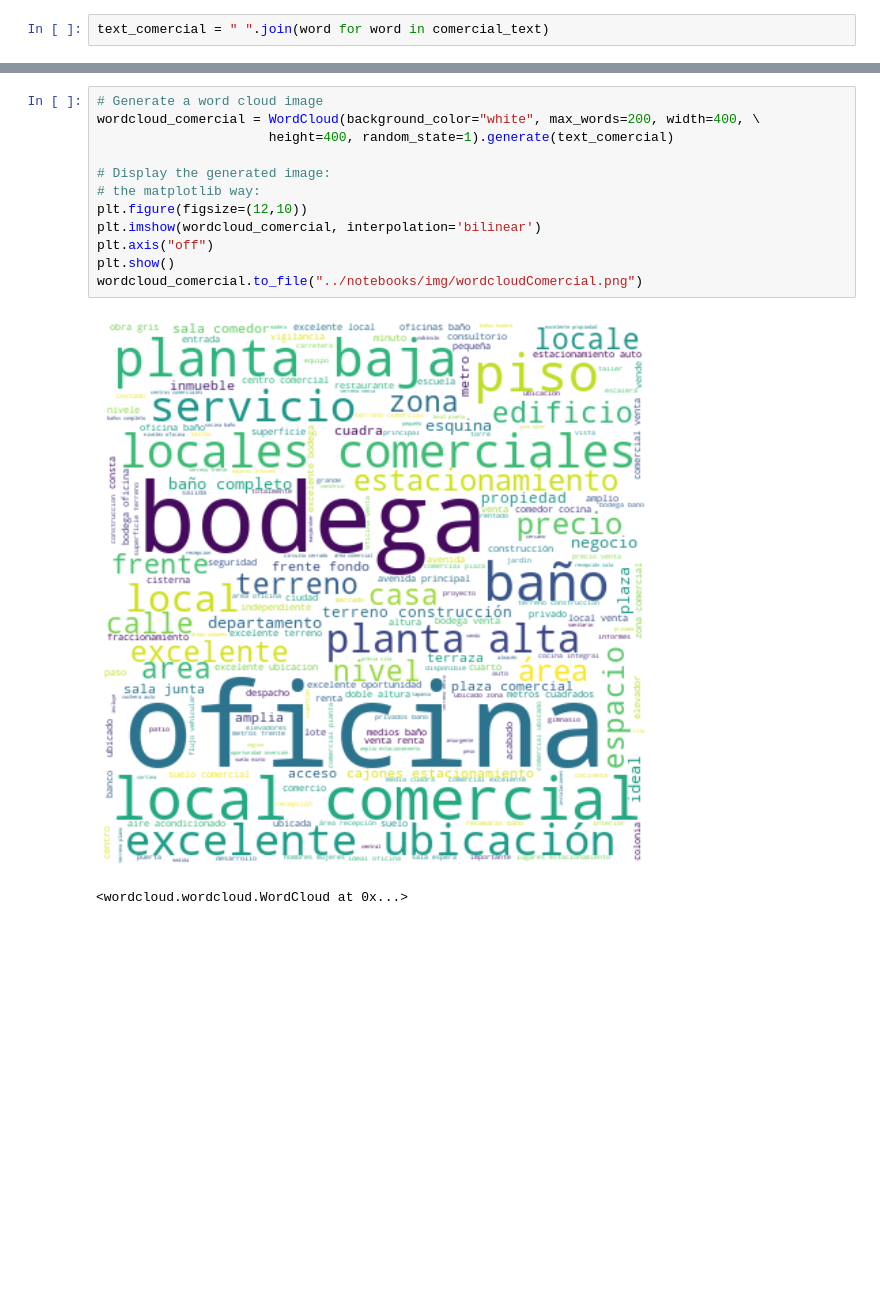
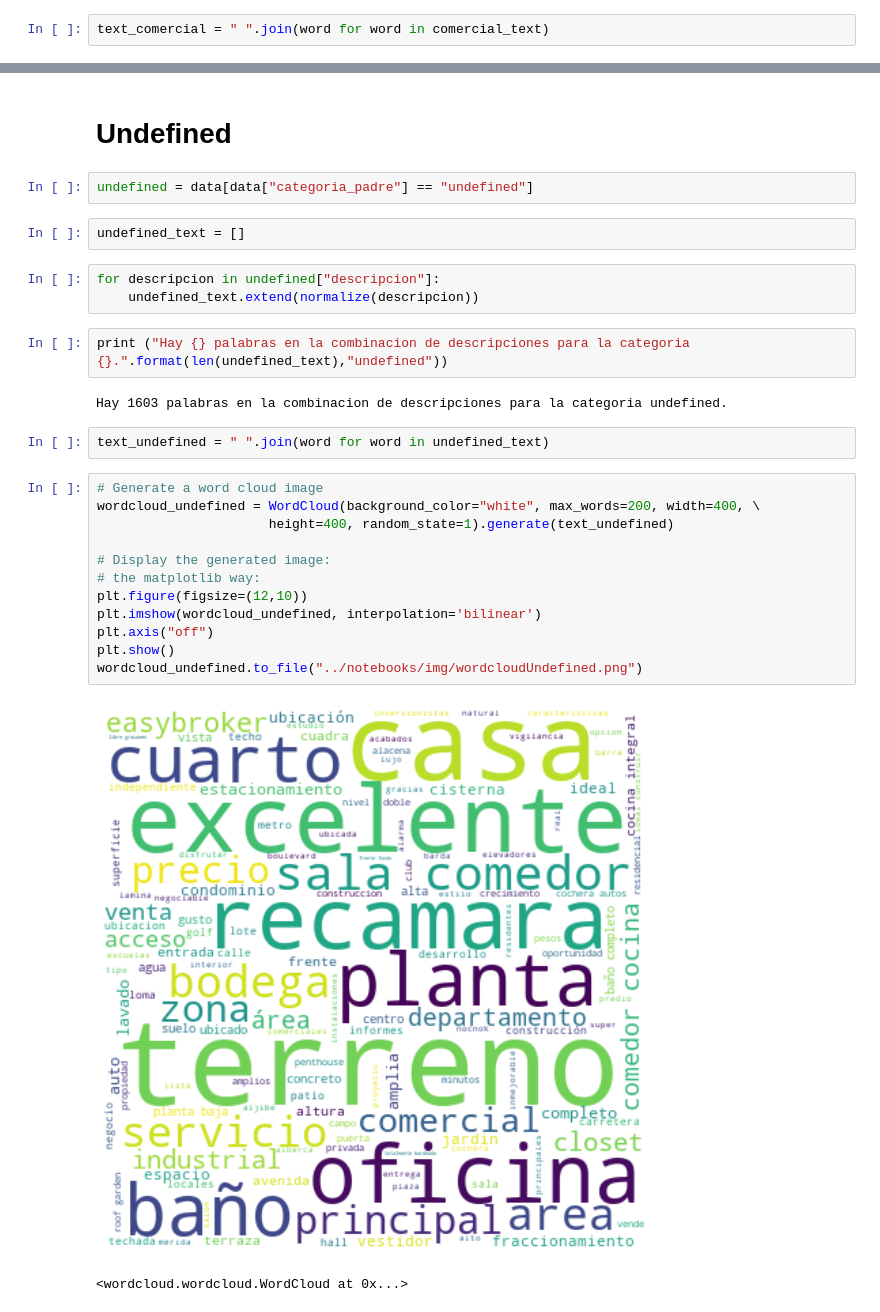
Before and after one commit to rozanecm/7506_2c2019_tp1, a Jupyter notebook: notebooks/Wordclouds.ipynb, the cells around one changed output, grey strips where cells are left out. Saved outputs shown, nothing was run; the diff lists cells and outputs as text; blank space fills up the shorter version.

```diff
--- a/notebooks/Wordclouds.ipynb
+++ b/notebooks/Wordclouds.ipynb
@@ -123,15 +195,30 @@ text_comercial = " ".join(word for word in comercial_text)
+# %% [markdown]
+# Undefined
+# %%
+undefined = data[data["categoria_padre"] == "undefined"]
+# %%
+undefined_text = []
+# %%
+for descripcion in undefined["descripcion"]:
+    undefined_text.extend(normalize(descripcion))
+# %%
+print ("Hay {} palabras en la combinacion de descripciones para la categoria {}.".format(len(undefined_text),"undefined"))
+# %% [output]
+Hay 1603 palabras en la combinacion de descripciones para la categoria undefined.
+# %%
+text_undefined = " ".join(word for word in undefined_text)
 # %%
 # Generate a word cloud image
-wordcloud_comercial = WordCloud(background_color="white", max_words=200, width=400, \
-                      height=400, random_state=1).generate(text_comercial)
+wordcloud_undefined = WordCloud(background_color="white", max_words=200, width=400, \
+                      height=400, random_state=1).generate(text_undefined)
 
 # Display the generated image:
 # the matplotlib way:
 plt.figure(figsize=(12,10))
-plt.imshow(wordcloud_comercial, interpolation='bilinear')
+plt.imshow(wordcloud_undefined, interpolation='bilinear')
 plt.axis("off")
 plt.show()
-wordcloud_comercial.to_file("../notebooks/img/wordcloudComercial.png")
+wordcloud_undefined.to_file("../notebooks/img/wordcloudUndefined.png")
 # %% [output]
-[figure, old version]
+[figure, new version]
 <wordcloud.wordcloud.WordCloud at 0x...>
```
Also changed, not shown: parts of 12 cells of this notebook, 13 other files.
